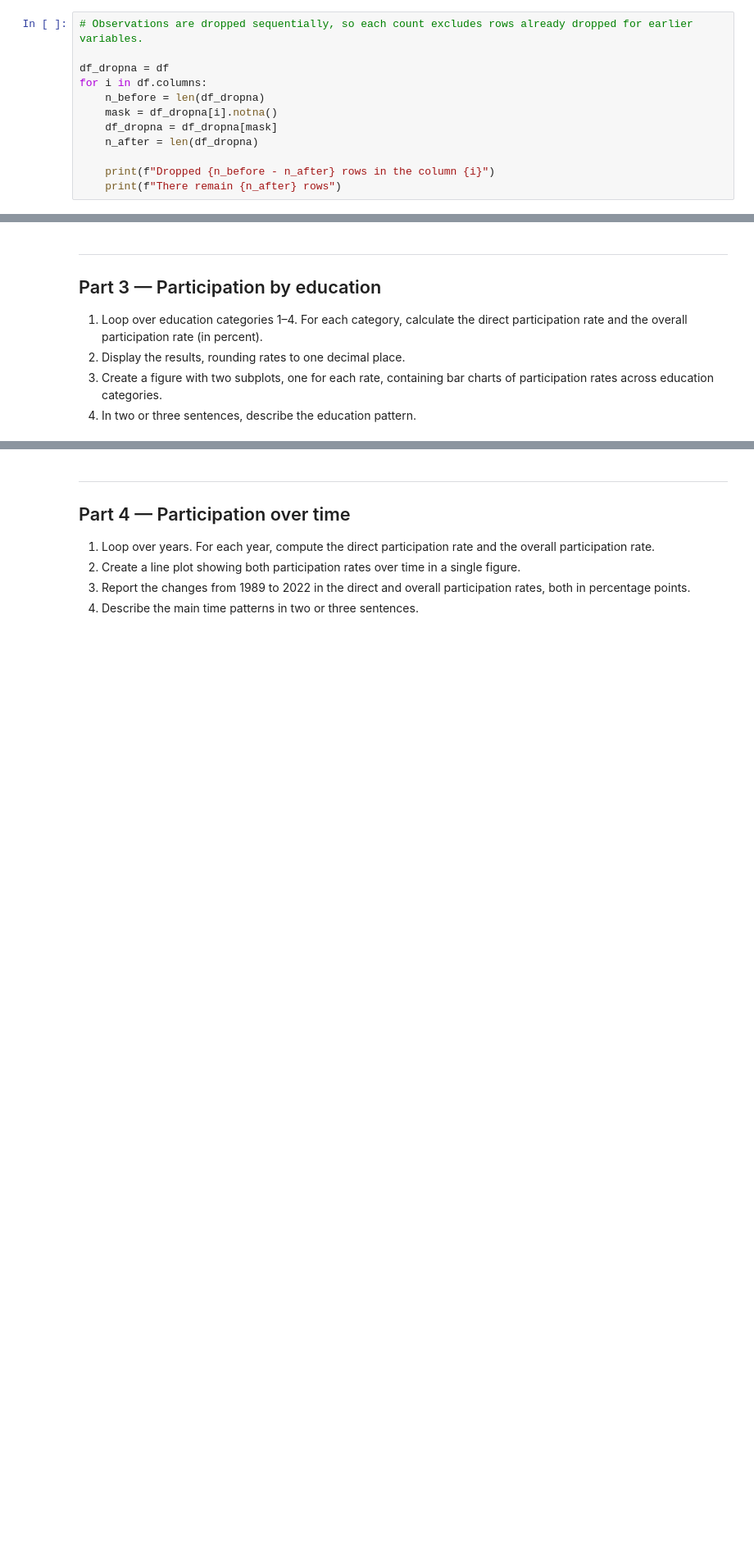
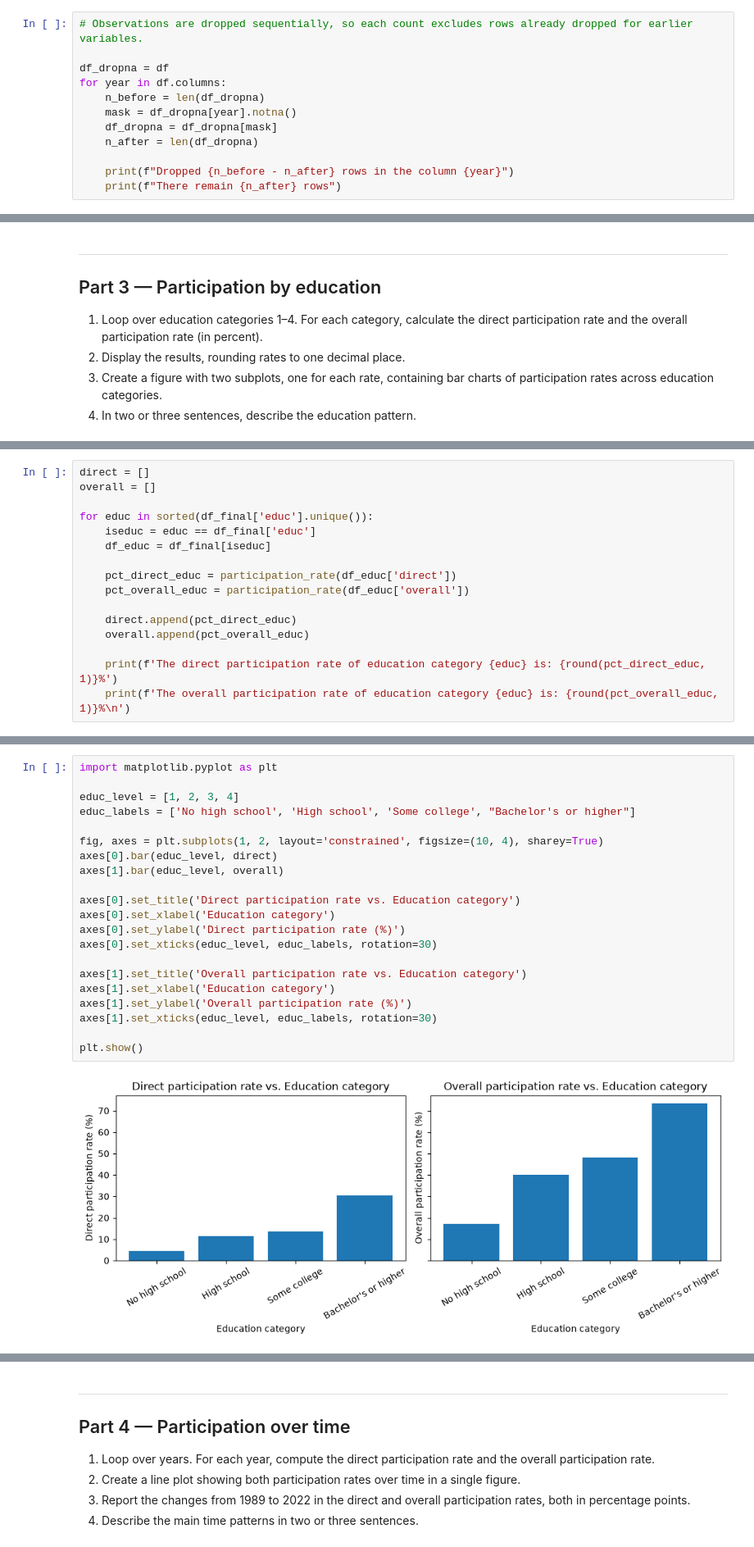
Before and after one commit to Sanitysr163216/TECH2-H26-assignment3, a Jupyter notebook: assignment3.ipynb, the cells around one changed output, grey strips where cells are left out. Shown at 82% size. Drawn from its saved outputs; the diff is of its cells as text; blank space fills up the shorter version.

```diff
--- a/assignment3.ipynb
+++ b/assignment3.ipynb
@@ -134,13 +134,13 @@ dtype: int64
 # Observations are dropped sequentially, so each count excludes rows already dropped for earlier variables.
 
 df_dropna = df
-for i in df.columns:
+for year in df.columns:
     n_before = len(df_dropna)
-    mask = df_dropna[i].notna()
+    mask = df_dropna[year].notna()
     df_dropna = df_dropna[mask]
     n_after = len(df_dropna)
 
-    print(f"Dropped {n_before - n_after} rows in the column {i}")
+    print(f"Dropped {n_before - n_after} rows in the column {year}")
     print(f"There remain {n_after} rows")
 # %% [output]
 Dropped 0 rows in the column id
@@ -222,0 +269,16 @@ built-in `mean()` method.
+# %%
+direct = []
+overall = []
+
+for educ in sorted(df_final['educ'].unique()):
+    iseduc = educ == df_final['educ']
+    df_educ = df_final[iseduc]
+
+    pct_direct_educ = participation_rate(df_educ['direct'])
+    pct_overall_educ = participation_rate(df_educ['overall'])
+
+    direct.append(pct_direct_educ)
+    overall.append(pct_overall_educ)
+
+    print(f'The direct participation rate of education category {educ} is: {round(pct_direct_educ, 1)}%')
+    print(f'The overall participation rate of education category {educ} is: {round(pct_overall_educ, 1)}%\n')
@@ -222,0 +304,23 @@ built-in `mean()` method.
+# %%
+import matplotlib.pyplot as plt
+
+educ_level = [1, 2, 3, 4]
+educ_labels = ['No high school', 'High school', 'Some college', "Bachelor's or higher"]
+
+fig, axes = plt.subplots(1, 2, layout='constrained', figsize=(10, 4), sharey=True)
+axes[0].bar(educ_level, direct)
+axes[1].bar(educ_level, overall)
+
+axes[0].set_title('Direct participation rate vs. Education category')
+axes[0].set_xlabel('Education category')
+axes[0].set_ylabel('Direct participation rate (%)')
+axes[0].set_xticks(educ_level, educ_labels, rotation=30)
+
+axes[1].set_title('Overall participation rate vs. Education category')
+axes[1].set_xlabel('Education category')
+axes[1].set_ylabel('Overall participation rate (%)')
+axes[1].set_xticks(educ_level, educ_labels, rotation=30)
+
+plt.show()
+# %% [output]
+[figure, added]
```
Also changed, not shown: parts of 21 cells of this notebook.
